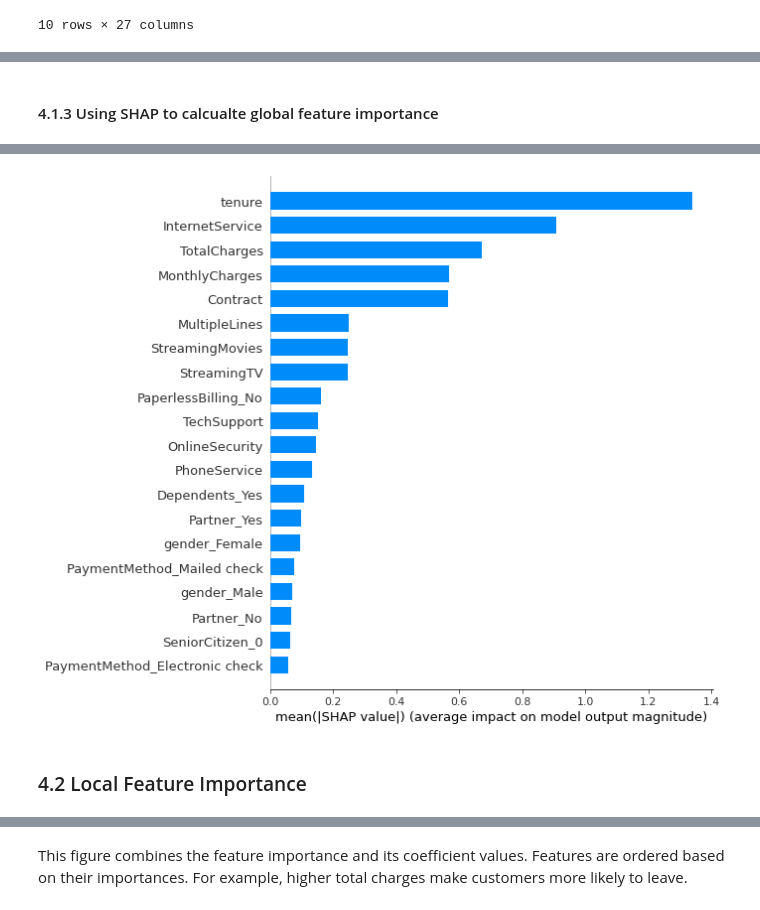
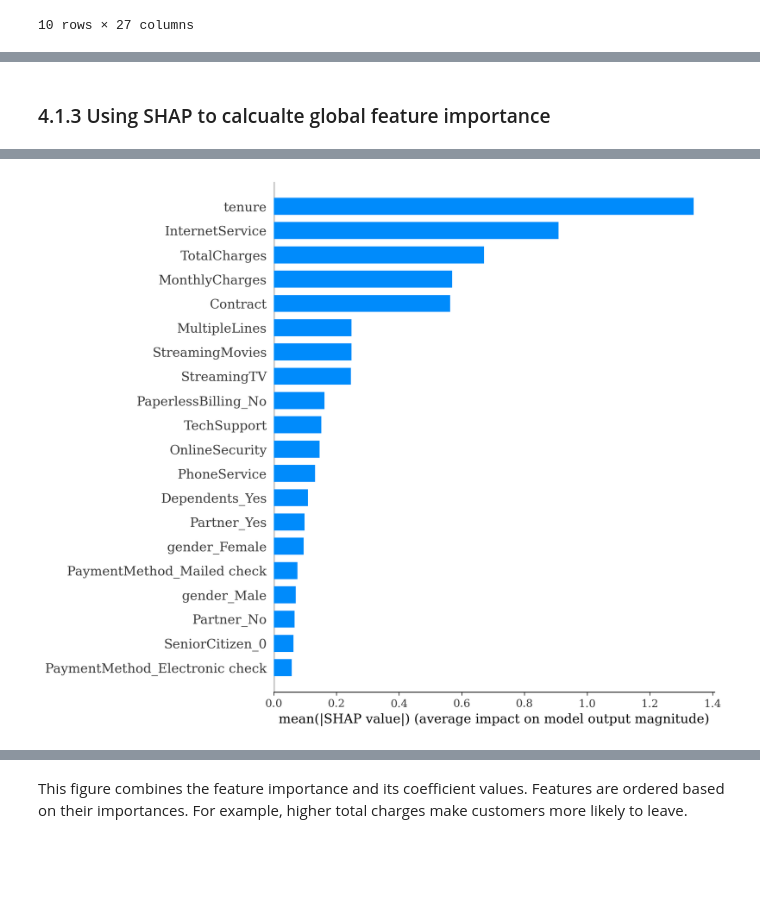
Before and after one commit to yuetianli22/DATA1030_FinalProject, a Jupyter notebook: src/DATA1030_FinalProject.ipynb, the cells around one changed output, grey strips where cells are left out. Drawn from its saved outputs; the diff is of its cells as text; code cells hidden in the pictures; blank space fills up the shorter version.

```diff
--- a/src/DATA1030_FinalProject.ipynb
+++ b/src/DATA1030_FinalProject.ipynb
@@ -2,7 +2,7 @@
 import numpy as np
 import pandas as pd
 import matplotlib as mpl
-mpl.rcParams['figure.dpi'] = 250
+# mpl.rcParams['figure.dpi'] = 250
 import matplotlib
 from matplotlib import pylab as plt
 import joblib
@@ -28,2 +42,39 @@ print(df.shape[1])
 # %% [markdown]
 # 1. Exploratory Data Analysis
+# %%
+# Target Variable
+
+
+print(df['Churn'].value_counts())
+
+
+fig = plt.figure()
+colors = ['lightseagreen','lightcoral']
+plt.rcParams["font.family"] = 'serif'
+ax = (df['Churn'].value_counts()*100.0 /len(df)).plot(kind='bar', stacked = True, rot = 0, color = colors, figsize = (8,6))
+
+ax.set_ylabel('Customers Percentage',size = 14)
+ax.set_xlabel('Churn',size = 14)
+ax.set_title('Churn Rate', size = 14)
+
+# create a list to collect the plt.patches data
+totals = []
+
+# find the values and append to list
+for i in ax.patches:
+    totals.append(i.get_width())
+
+# set individual bar lables using above list
+total = sum(totals)
+
+for i in ax.patches:
+    # get_width pulls left or right; get_y pushes up or down
+    ax.text(i.get_x()+.15, i.get_height()-4.0, \
+            str(round((i.get_height()/total), 1))+'%',
+            fontsize=12,
+            color='white',
+           weight = 'bold',
+           size = 14)
+
+
+plt.savefig(dirct +'/figures/Churn_Rate.png', bbox_inches='tight')
@@ -1013,5 +1150,5 @@ plt.show()
 # %% [markdown]
-#### 4.1.3 Using SHAP to calcualte global feature importance
+### 4.1.3 Using SHAP to calcualte global feature importance
 # %%
 import shap
 shap.initjs()
@@ -1020,22 +1157,18 @@ shap.initjs()
 # %%
 # Use the 10th model at random state 22*9 to calculate shap values
 
 y_test = all_Y_test_v1[-1]
 x_test = pd.DataFrame(all_X_test_v1[-1],columns = feature_names)
 model = Logl2_models_v1[-1]
 
 # Calculate Shap values for linear model
 masker = shap.maskers.Independent(data=x_test, max_samples=1000)
 explainer = shap.Explainer(model, masker=masker, feature_names= feature_names, algorithm="linear")
 shap_values = explainer.shap_values(x_test)
 
 # Global Feature Importance based on Shap Values
-
-
 shap.summary_plot(shap_values, x_test, plot_type="bar" ,feature_names= feature_names, show=False)
-plt.rcParams.update({'font.size': 13})
-plt.savefig(dirct +'/figures/Shap_Global_Feature_Importance.png',dpi=300)
+plt.rcParams.update({'font.size': 10})
+plt.savefig(dirct +'/figures/Shap_Global_Feature_Importance.png',bbox_inches='tight', dpi=250)
 # %% [output]
-[figure, old version]
+[figure, new version]
-# %% [markdown]
-### 4.2 Local Feature Importance
```
Also changed, not shown: parts of 25 cells of this notebook.
